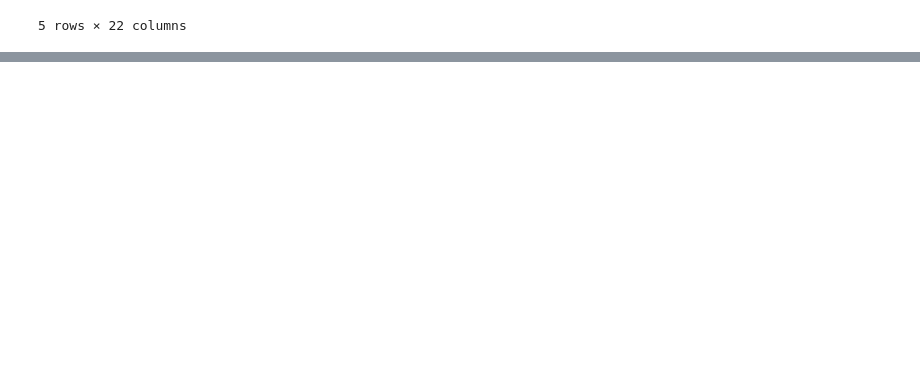
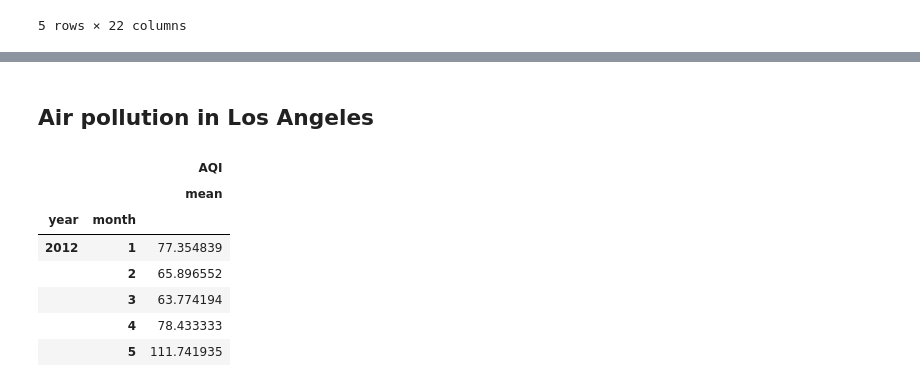
Before and after one commit to shuke1995/Final_Project, a Jupyter notebook: Air Pollution.ipynb, the cells around one changed output, grey strips where cells are left out. Cells and saved outputs as stored; diff of their text form; code cells hidden in the pictures; blank space fills up the shorter version.

```diff
--- a/Air Pollution.ipynb
+++ b/Air Pollution.ipynb
@@ -155,0 +118,14 @@ plt.scatter(crime_airpollution.AQI_mean, crime_airpollution.crime_count)
+# %% [markdown]
+## Air pollution in Los Angeles
+# %%
+LA_airpollution = city_groupby(airpollution, 'CBSA', 'Los Angeles')
+LA_airpollution.head()
+# %% [output]
+|  |  | AQI |
+|  |  | mean |
+| year | month |  |
+| 2012 | 1 | 77.354839 |
+|  | 2 | 65.896552 |
+|  | 3 | 63.774194 |
+|  | 4 | 78.433333 |
+|  | 5 | 111.741935 |
```
Also changed, not shown: parts of 11 cells of this notebook.
